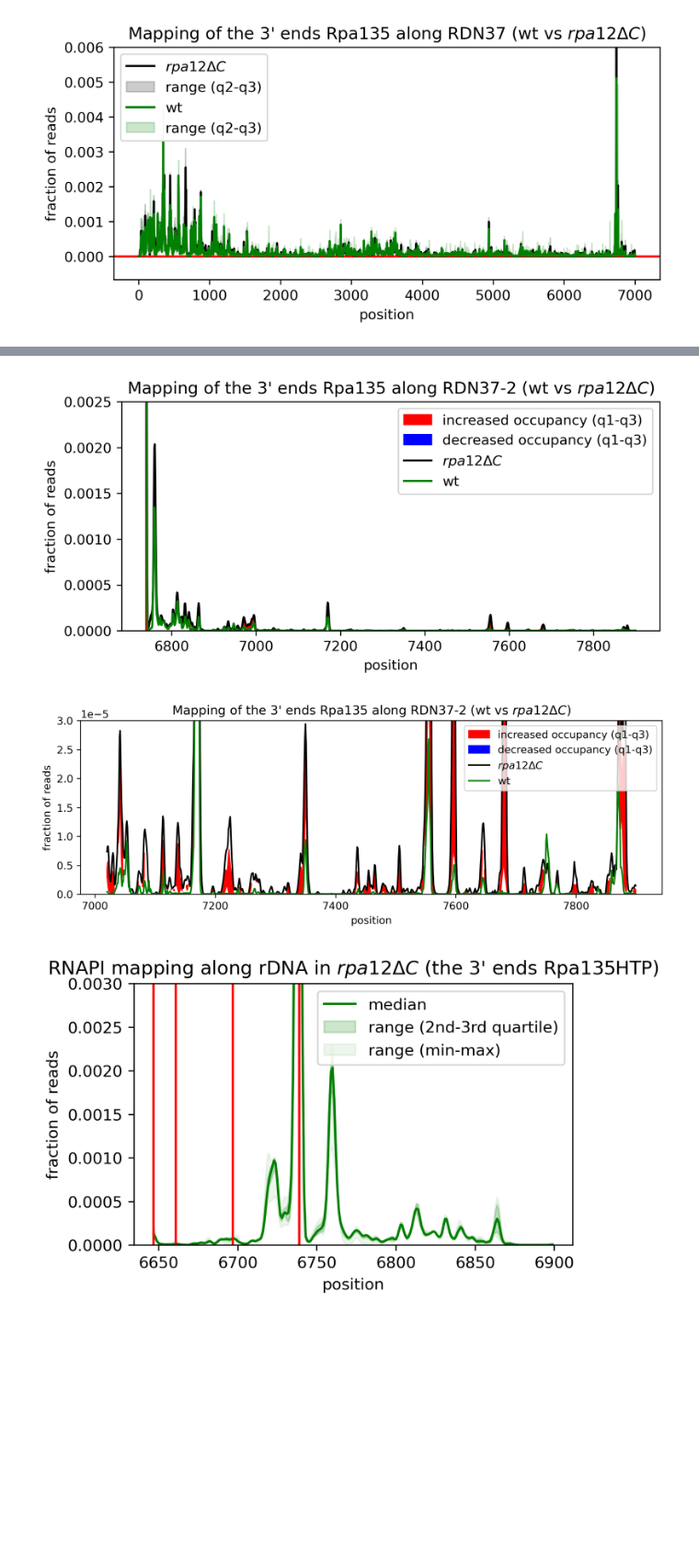
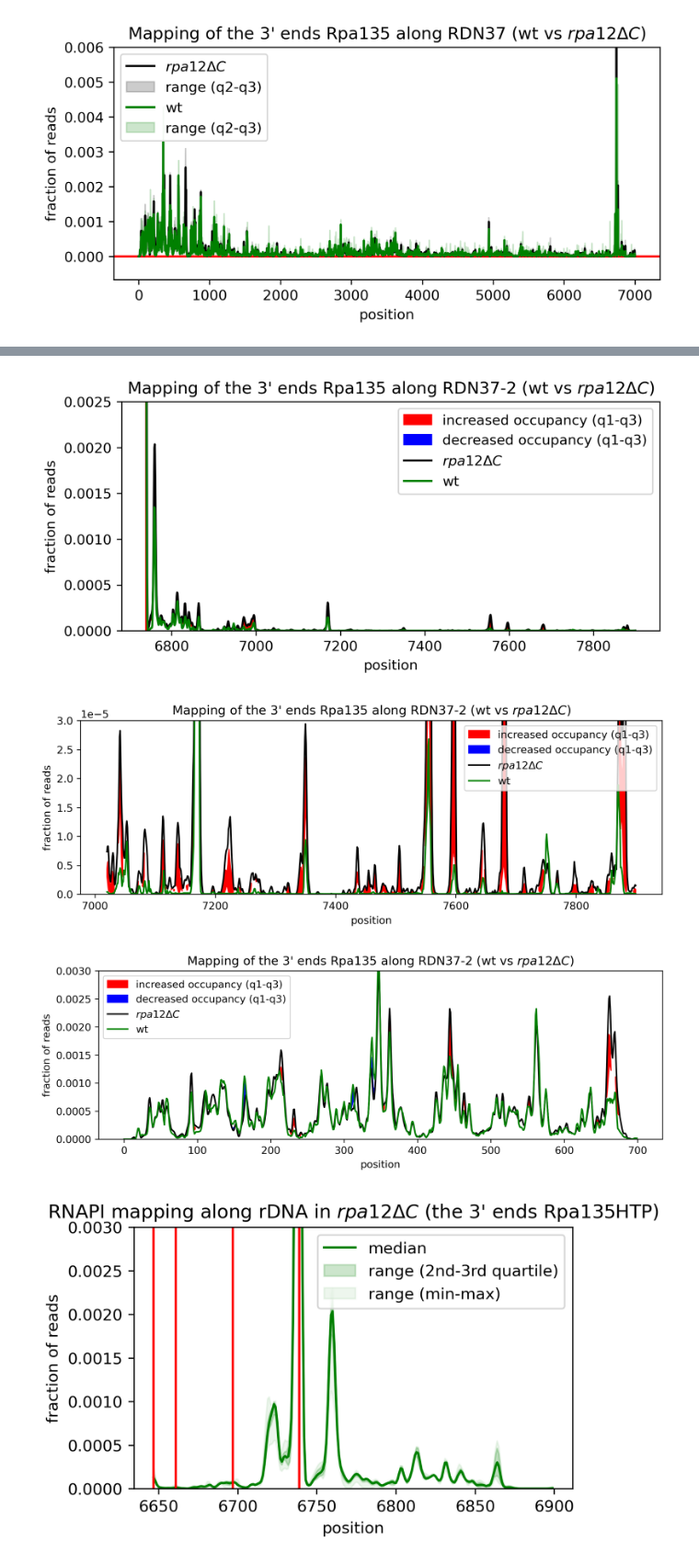
Before and after one commit to tturowski/Pol1_termination_MS, a Jupyter notebook: 05_notebooks/Fig_2_Rpa12dC_nsi1d.ipynb, the cells around one changed output, grey strips where cells are left out. Shown at 92% size. Cells and saved outputs as stored; diff of their text form; code cells hidden in the pictures; blank space fills up the shorter version.

Commit message:
editorial revision Figure 4 and 5

```diff
--- a/05_notebooks/Fig_2_Rpa12dC_nsi1d.ipynb
+++ b/05_notebooks/Fig_2_Rpa12dC_nsi1d.ipynb
@@ -145,6 +145,11 @@ tt.plotting.plot_diff(ref=df11_Rpa135_wt_3end, dataset=df12_Rpa135_rpa12d_3end,f
                            title="Mapping of the 3' ends Rpa135 along RDN37-2 (wt vs $\it{rpa12ΔC}$)",plot_ranges=False,
                            dpi=300,offset=1300, ylim=(0,0.00003),ranges='qq',
                            start=1300+7020, stop=stop, fname='FIGURES/Fig_S2D.png')
+
+tt.plotting.plot_diff(ref=df11_Rpa135_wt_3end, dataset=df12_Rpa135_rpa12d_3end,figsize=(10,3),label1="wt",label2="$\it{rpa12ΔC}$",
+                           title="Mapping of the 3' ends Rpa135 along RDN37-2 (wt vs $\it{rpa12ΔC}$)",plot_ranges=False,
+                           dpi=300,offset=1300, ylim=(0,0.003),ranges='qq',
+                           start=1300+0, stop=1300+700, fname='FIGURES/Fig_S5B.png')
 # %% [output]
 A value is trying to be set on a copy of a slice from a DataFrame
 
@@ -162,9 +167,10 @@ See the caveats in the documentation: https://pandas.pydata.org/pandas-docs/stab
 A value is trying to be set on a copy of a slice from a DataFrame
 
 See the caveats in the documentation: https://pandas.pydata.org/pandas-docs/stable/user_guide/indexing.html#returning-a-view-versus-a-copy
   differences_df['ear_max'][differences_df['exp_above_ref'] > 0] = differences_df['exp_min']
 [figure]
 [figure]
+[figure, added]
 # %%
 tt.plotting.plot_as_box_plot(df12_Rpa135_rpa12d_3end, figsize=(5,3), title="RNAPI mapping along rDNA in $\it{rpa12ΔC}$ (the 3' ends Rpa135HTP)",
                              start=1300+6647,stop=1300+6900,
```
Also changed, not shown: parts of 6 cells of this notebook, 46 other files.
